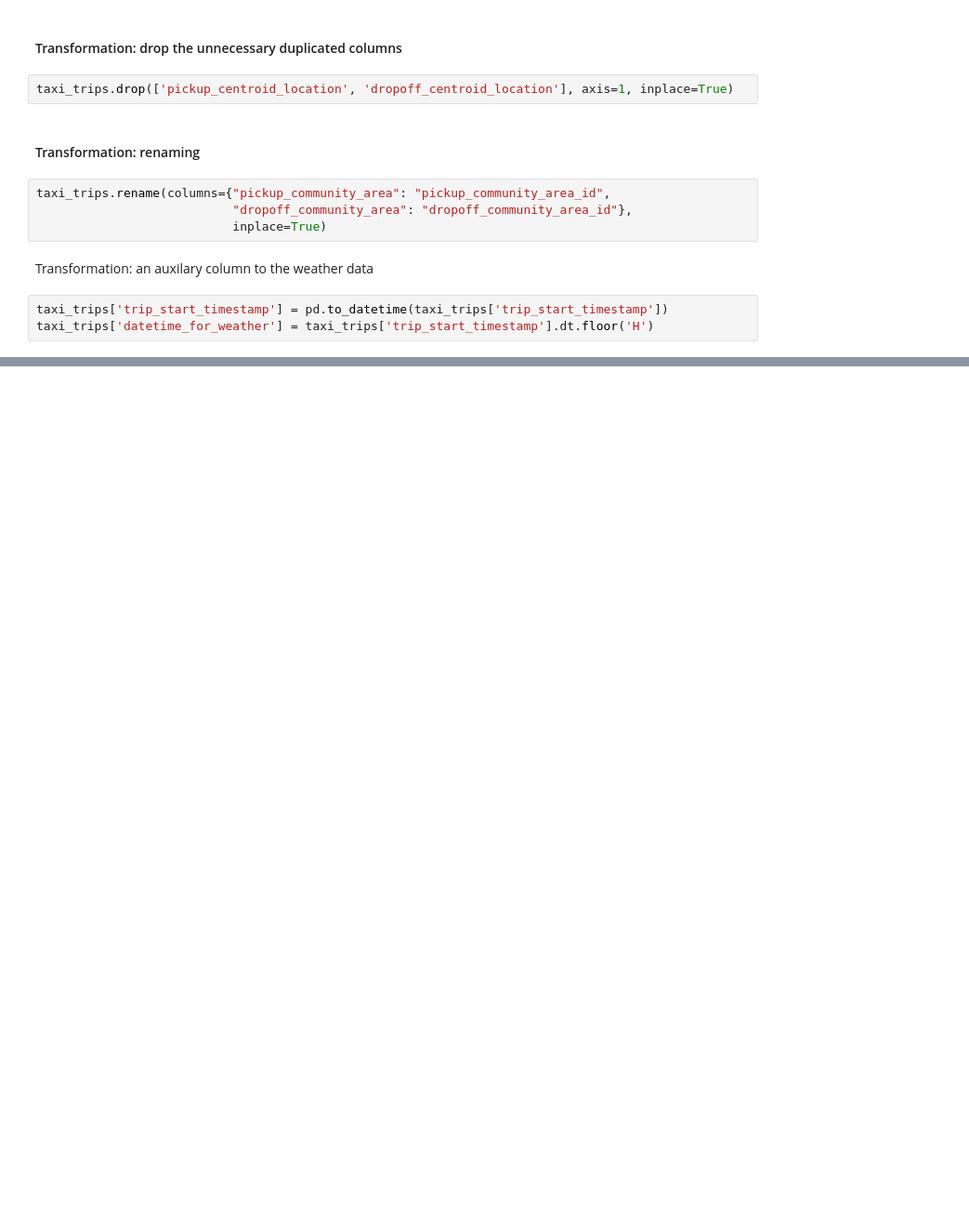
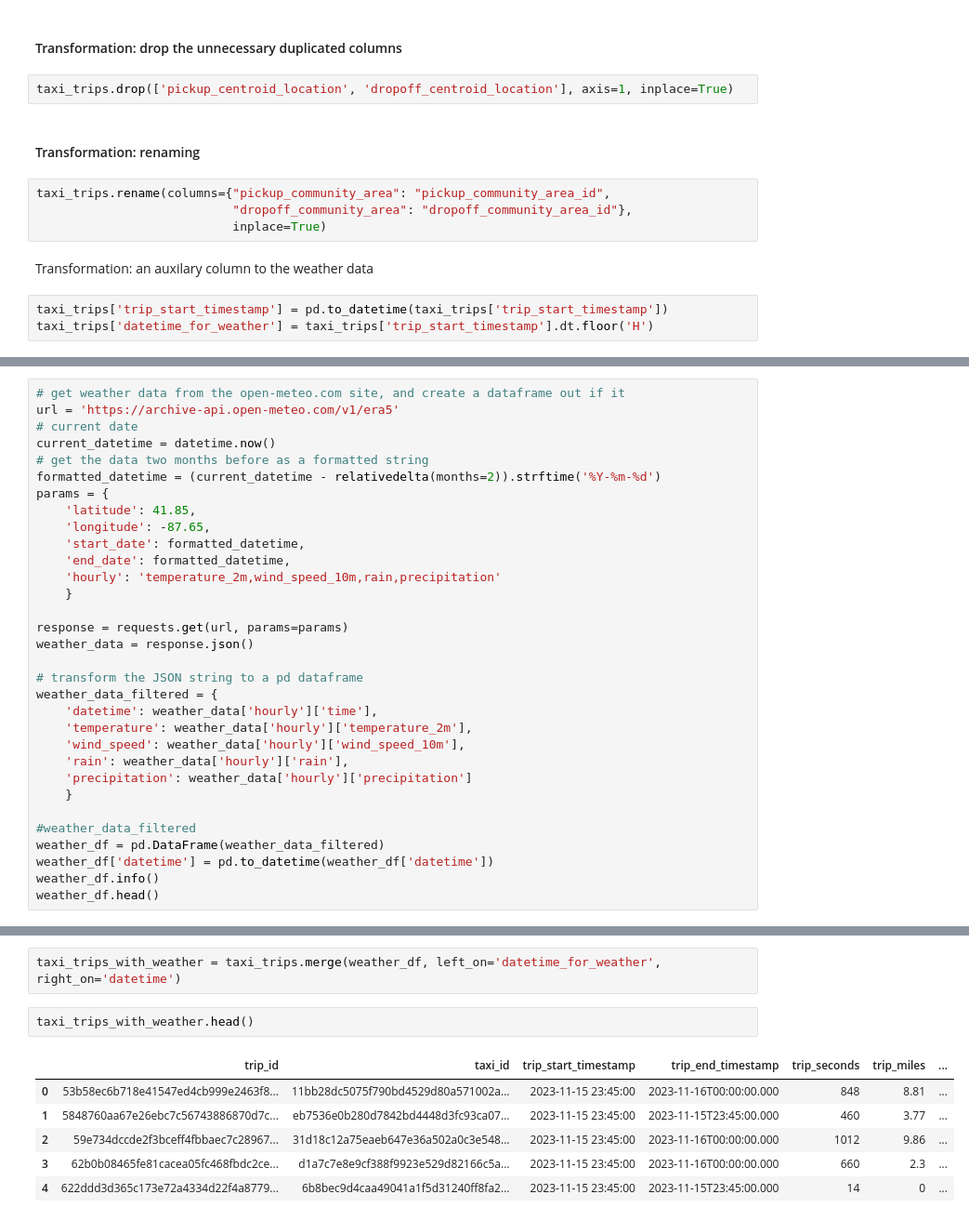
Before and after one commit to zselyigy/cubix_data_engineer_aws, a Jupyter notebook: src/scripts/06_chicago_data_to_mapping.ipynb, the cells around one changed output, grey strips where cells are left out. Shown at 93% size. Drawn from its saved outputs; the diff is of its cells as text; blank space fills up the shorter version.

```diff
--- a/src/scripts/06_chicago_data_to_mapping.ipynb
+++ b/src/scripts/06_chicago_data_to_mapping.ipynb
@@ -126,0 +109,32 @@ memory usage: 2.1+ MB
+# %%
+# get weather data from the open-meteo.com site, and create a dataframe out if it
+url = 'https://archive-api.open-meteo.com/v1/era5'
+# current date
+current_datetime = datetime.now()
+# get the data two months before as a formatted string
+formatted_datetime = (current_datetime - relativedelta(months=2)).strftime('%Y-%m-%d')
+params = {
+    'latitude': 41.85,
+    'longitude': -87.65,
+    'start_date': formatted_datetime,
+    'end_date': formatted_datetime,
+    'hourly': 'temperature_2m,wind_speed_10m,rain,precipitation'
+    }
+
+response = requests.get(url, params=params)
+weather_data = response.json()
+
+# transform the JSON string to a pd dataframe
+weather_data_filtered = {
+    'datetime': weather_data['hourly']['time'],
+    'temperature': weather_data['hourly']['temperature_2m'],
+    'wind_speed': weather_data['hourly']['wind_speed_10m'],
+    'rain': weather_data['hourly']['rain'],
+    'precipitation': weather_data['hourly']['precipitation']
+    }
+
+#weather_data_filtered
+weather_df = pd.DataFrame(weather_data_filtered)
+weather_df['datetime'] = pd.to_datetime(weather_df['datetime'])
+weather_df.info()
+weather_df.head()
@@ -126,0 +160,11 @@ memory usage: 2.1+ MB
+# %%
+taxi_trips_with_weather = taxi_trips.merge(weather_df, left_on='datetime_for_weather', right_on='datetime')
+# %%
+taxi_trips_with_weather.head()
+# %% [output]
+|  | trip_id | taxi_id | trip_start_timestamp | trip_end_timestamp | trip_seconds | trip_miles | ... |
+| 0 | 53b58ec6b718e41547ed4cb999e2463f8... | 11bb28dc5075f790bd4529d80a571002a... | 2023-11-15 23:45:00 | 2023-11-16T00:00:00.000 | 848 | 8.81 | ... |
+| 1 | 5848760aa67e26ebc7c56743886870d7c... | eb7536e0b280d7842bd4448d3fc93ca07... | 2023-11-15 23:45:00 | 2023-11-15T23:45:00.000 | 460 | 3.77 | ... |
+| 2 | 59e734dccde2f3bceff4fbbaec7c28967... | 31d18c12a75eaeb647e36a502a0c3e548... | 2023-11-15 23:45:00 | 2023-11-16T00:00:00.000 | 1012 | 9.86 | ... |
+| 3 | 62b0b08465fe81cacea05fc468fbdc2ce... | d1a7c7e8e9cf388f9923e529d82166c5a... | 2023-11-15 23:45:00 | 2023-11-16T00:00:00.000 | 660 | 2.3 | ... |
+| 4 | 622ddd3d365c173e72a4334d22f4a8779... | 6b8bec9d4caa49041a1f5d31240ff8fa2... | 2023-11-15 23:45:00 | 2023-11-15T23:45:00.000 | 14 | 0 | ... |
```
Also changed, not shown: parts of 7 cells of this notebook.
